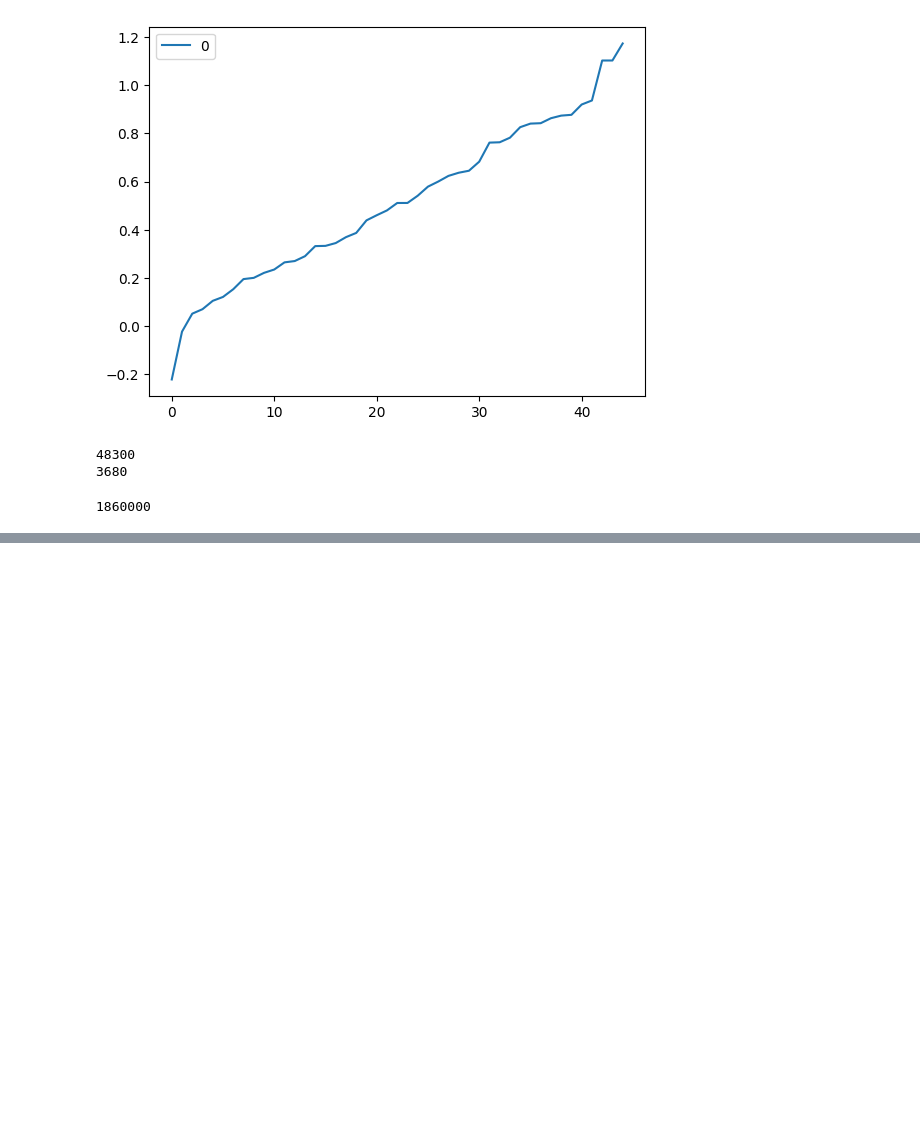
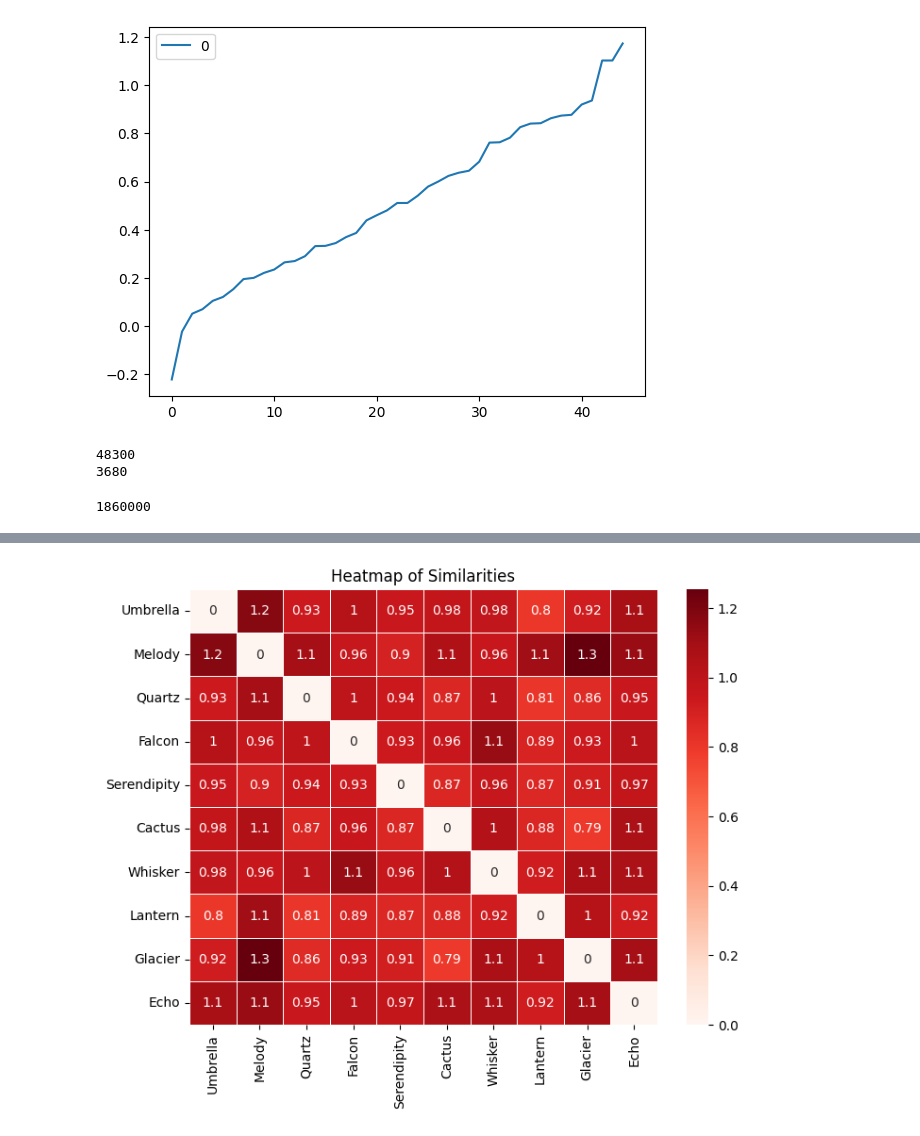
Before and after one commit to mahdinasseri/Normalized-Google-Distance, a Jupyter notebook: main.ipynb, the cells around one changed output, grey strips where cells are left out. Saved outputs shown, nothing was run; the diff lists cells and outputs as text; code cells hidden in the pictures; blank space fills up the shorter version.

```diff
--- a/main.ipynb
+++ b/main.ipynb
@@ -149,0 +201,4 @@ print(number_of_results(w1+" " +w2))
+# %%
+vis_heatmap(gpt_matrix)
+# %% [output]
+[figure, added]
```
Also changed, not shown: parts of 8 cells of this notebook, 1 other file.
